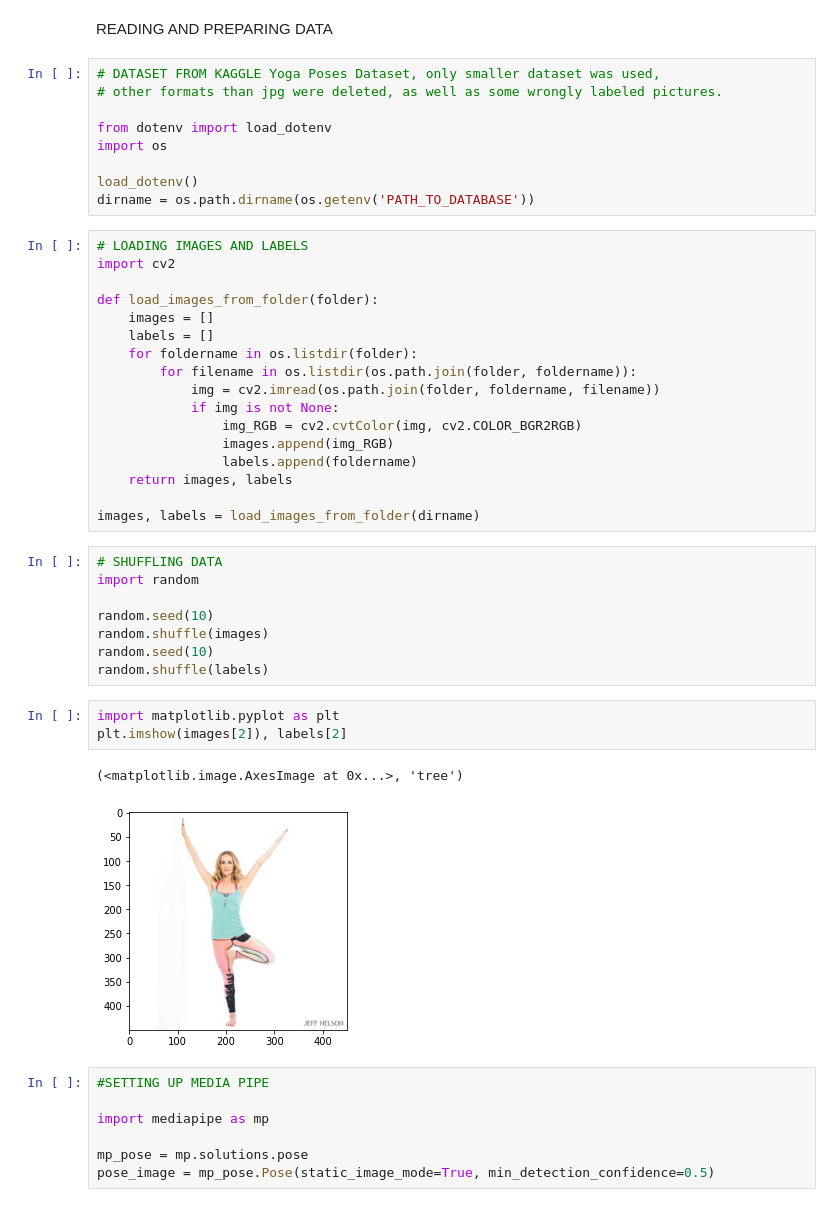
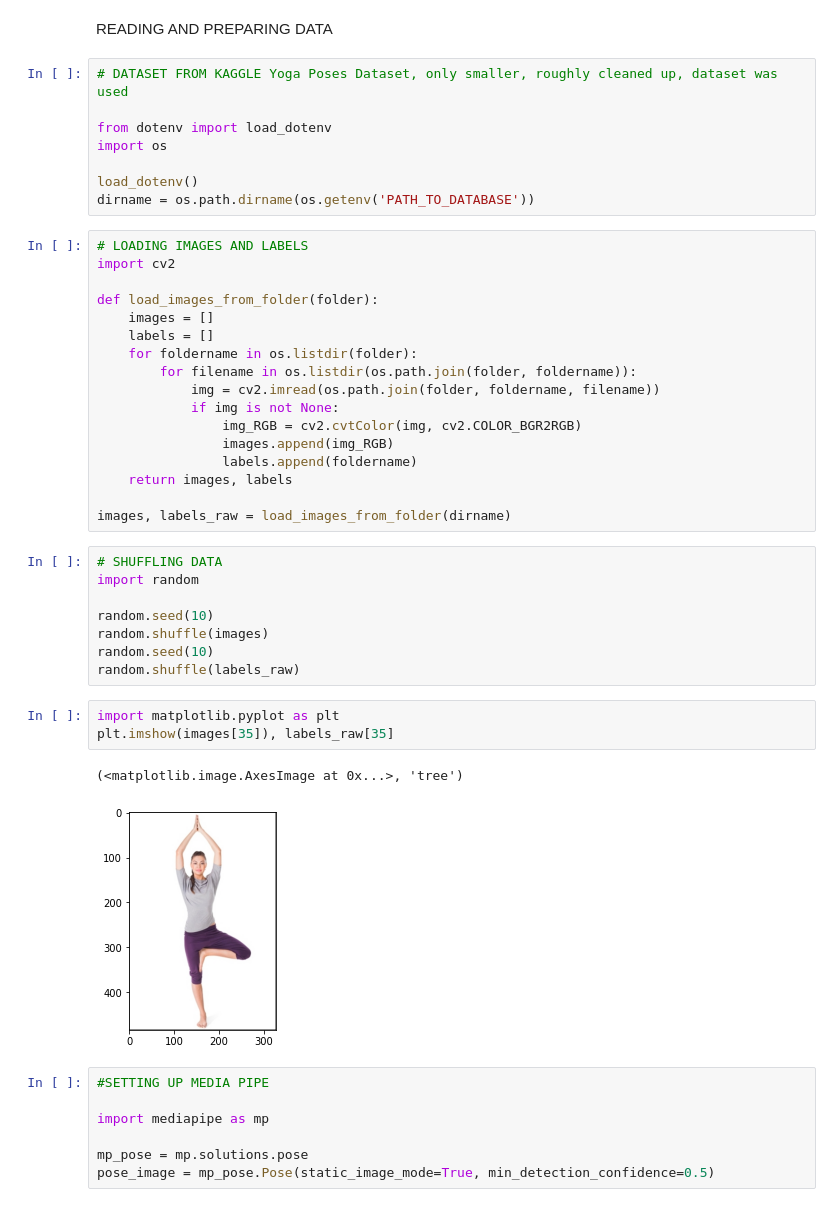
Before and after one commit to KsaweryKapela/Small_ML_Projects, a Jupyter notebook: yoga_poses_classification/asana_classification.ipynb, the cells around one changed output. Cells and saved outputs as stored; diff of their text form.

```diff
--- a/yoga_poses_classification/asana_classification.ipynb
+++ b/yoga_poses_classification/asana_classification.ipynb
@@ -1,8 +1,7 @@
 # %% [markdown]
 READING AND PREPARING DATA
 # %%
-# DATASET FROM KAGGLE Yoga Poses Dataset, only smaller dataset was used,
-# other formats than jpg were deleted, as well as some wrongly labeled pictures.
+# DATASET FROM KAGGLE Yoga Poses Dataset, only smaller, roughly cleaned up, dataset was used
 
 from dotenv import load_dotenv
 import os
@@ -25,7 +24,7 @@ def load_images_from_folder(folder):
                 labels.append(foldername)
     return images, labels
 
-images, labels = load_images_from_folder(dirname)
+images, labels_raw = load_images_from_folder(dirname)
 # %%
 # SHUFFLING DATA
 import random
@@ -33,13 +32,13 @@ import random
 random.seed(10)
 random.shuffle(images)
 random.seed(10)
-random.shuffle(labels)
+random.shuffle(labels_raw)
 # %%
 import matplotlib.pyplot as plt
-plt.imshow(images[2]), labels[2]
+plt.imshow(images[35]), labels_raw[35]
 # %% [output]
 (<matplotlib.image.AxesImage at 0x...>, 'tree')
-[figure, old version]
+[figure, new version]
 # %%
 #SETTING UP MEDIA PIPE
 
```
Also changed, not shown: parts of 11 cells of this notebook.
